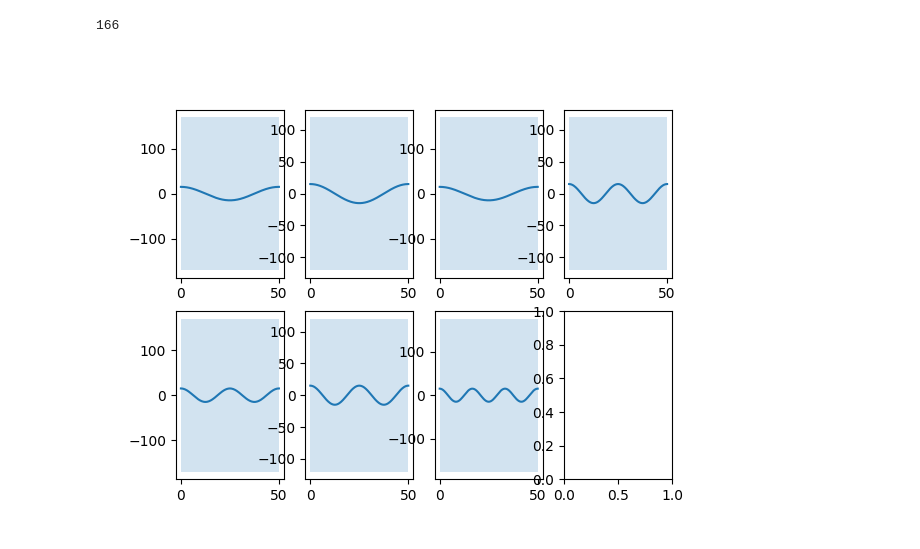
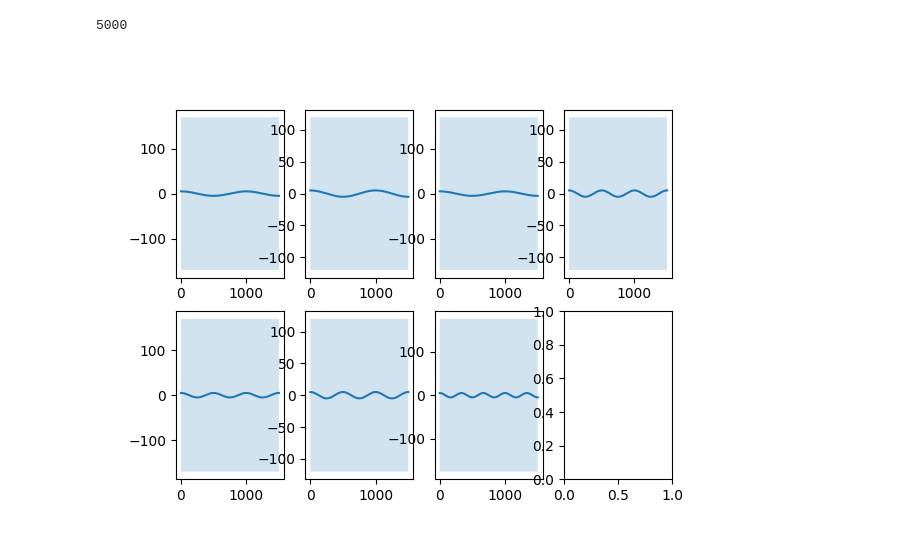
Before and after one commit to arminwessel/kident2, a Jupyter notebook: src/trajectories.ipynb, the cells around one changed output. Saved outputs shown, nothing was run; the diff lists cells and outputs as text; code cells hidden in the pictures.

```diff
--- a/src/trajectories.ipynb
+++ b/src/trajectories.ipynb
@@ -64,10 +64,10 @@ def plot_with_joint_limits(joints, time):
     plt.show()
 # %%
 %matplotlib widget
-qs,x=generate_sine_trajectory(15,50,0.3,[1, 1, 1, 2, 2, 2, 3], 2/100)
+qs,x=generate_sine_trajectory(5,1500,0.3,[1, 1, 1, 2, 2, 2, 3], 1/1000)
 df = pd.DataFrame(qs/180*np.pi)
 df.to_csv("traj.csv")
 plot_with_joint_limits(qs, x)
 # %% [output]
-166
+5000
-[figure, old version]
+[figure, new version]
```
Also changed, not shown: 8 other files.
